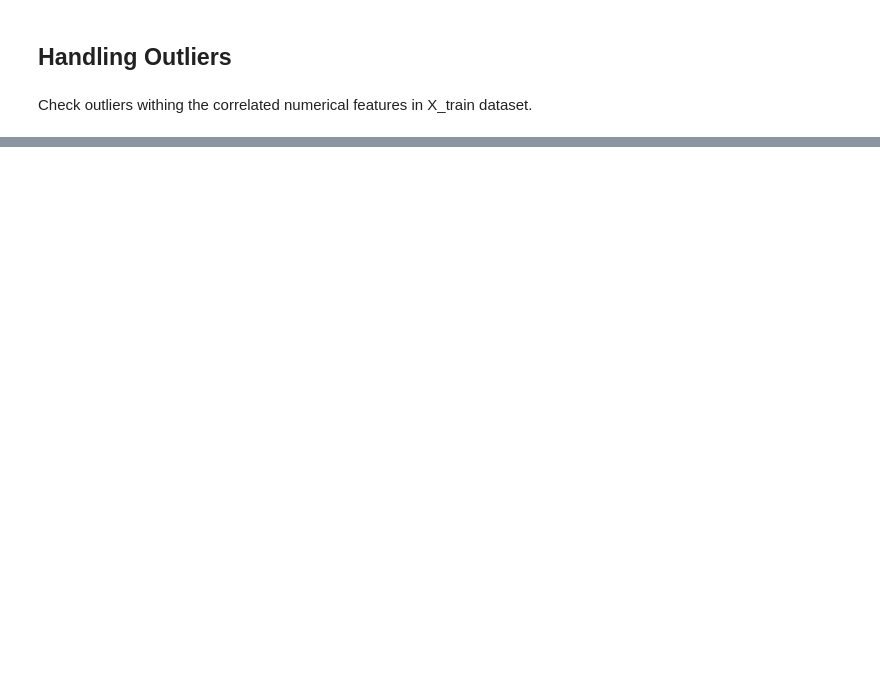
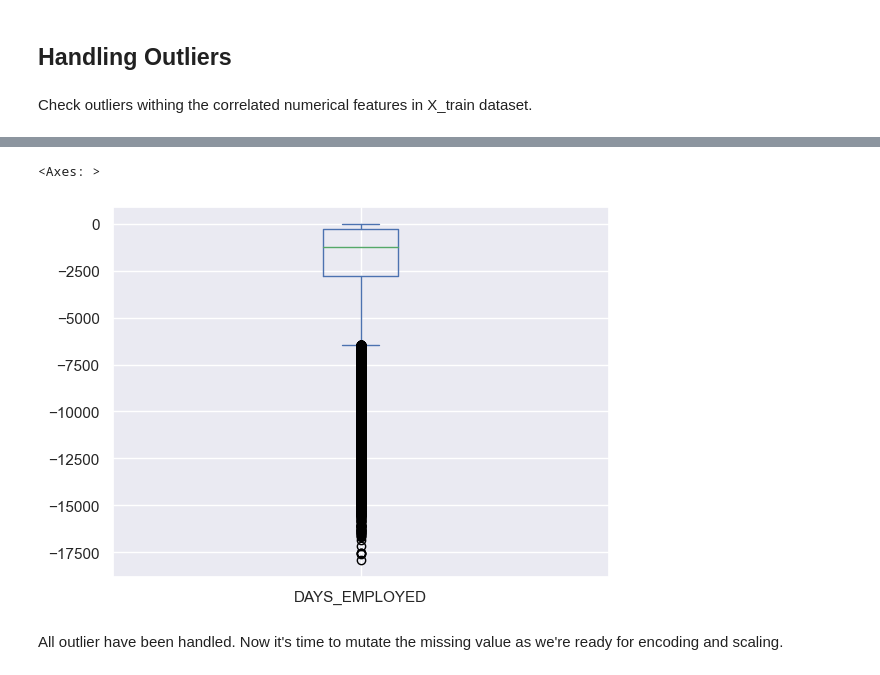
Before and after one commit to Ahmad-assegaf/hacktiv8-final-project, a Jupyter notebook: main.ipynb, the cells around one changed output, grey strips where cells are left out. Cells and saved outputs as stored; diff of their text form; code cells hidden in the pictures; blank space fills up the shorter version.

```diff
--- a/main.ipynb
+++ b/main.ipynb
@@ -1310,0 +1627,14 @@ X_train_filtered[correlated_num_ft].describe()
+# %%
+def to_zero(x):
+    if x > 0:
+        return 0
+    return x
+# %%
+X_train_handled_outlier['DAYS_EMPLOYED'] = X_train_handled_outlier['DAYS_EMPLOYED'].apply(to_zero)
+# %%
+X_train_handled_outlier['DAYS_EMPLOYED'].plot(kind="box")
+# %% [output]
+<Axes: >
+[figure, added]
+# %% [markdown]
+All outlier have been handled. Now it's time to mutate the missing value as we're ready for encoding and scaling.
```
Also changed, not shown: parts of 72 cells of this notebook.
